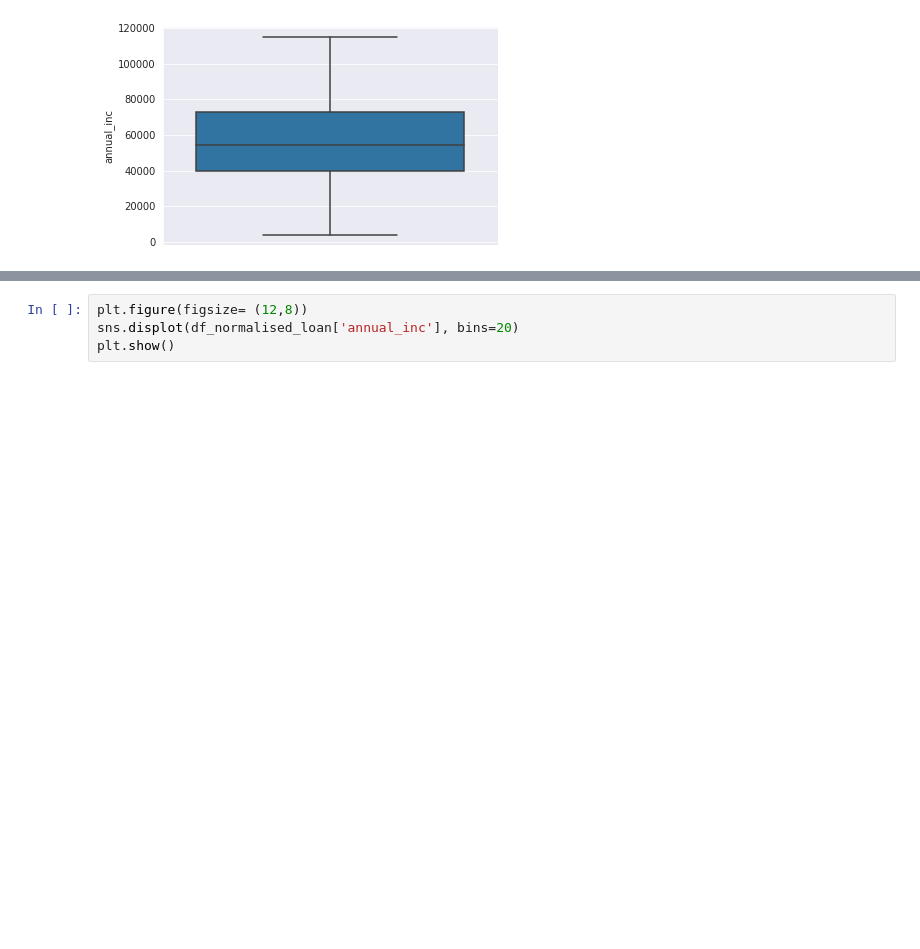
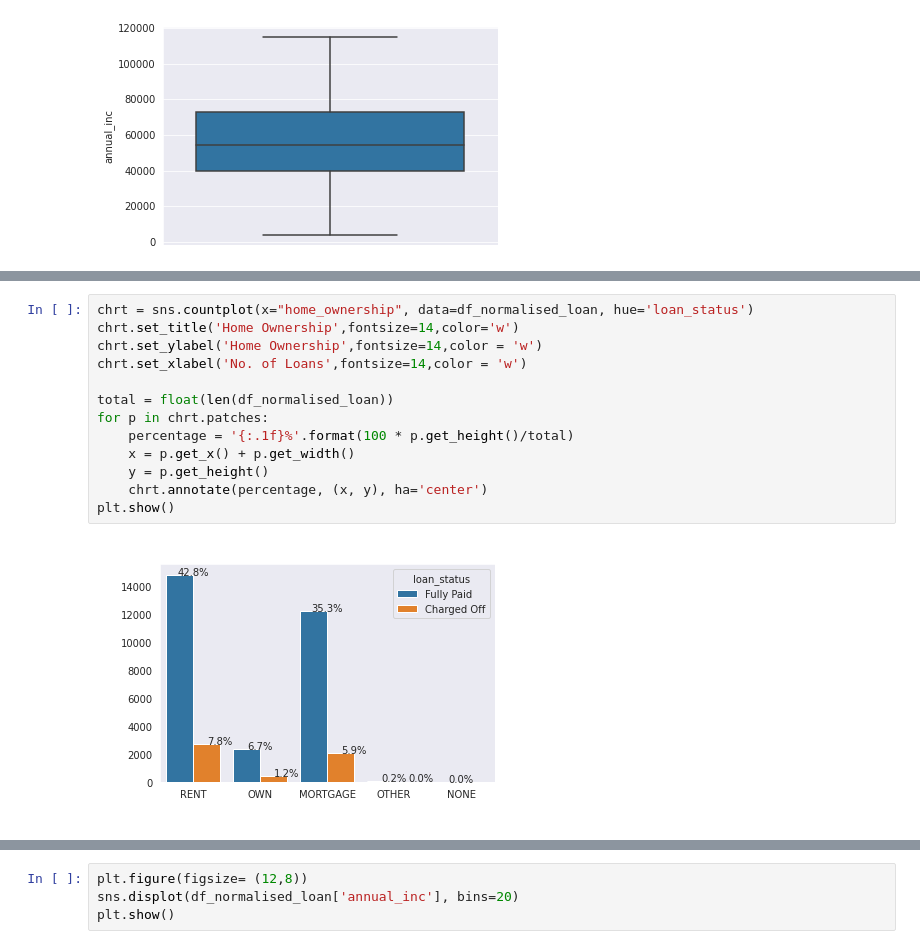
Before and after one commit to chitra-psg/lending-club, a Jupyter notebook: customer_loan_profile_analysis.ipynb, the cells around one changed output, grey strips where cells are left out. Drawn from its saved outputs; the diff is of its cells as text; blank space fills up the shorter version.

```diff
--- a/customer_loan_profile_analysis.ipynb
+++ b/customer_loan_profile_analysis.ipynb
@@ -259,0 +299,15 @@ sns.boxplot( y="annual_inc",
+# %%
+chrt = sns.countplot(x="home_ownership", data=df_normalised_loan, hue='loan_status')
+chrt.set_title('Home Ownership',fontsize=14,color='w')
+chrt.set_ylabel('Home Ownership',fontsize=14,color = 'w')
+chrt.set_xlabel('No. of Loans',fontsize=14,color = 'w')
+
+total = float(len(df_normalised_loan))
+for p in chrt.patches:
+    percentage = '{:.1f}%'.format(100 * p.get_height()/total)
+    x = p.get_x() + p.get_width()
+    y = p.get_height()
+    chrt.annotate(percentage, (x, y), ha='center')
+plt.show()
+# %% [output]
+[figure, added]
```
Also changed, not shown: parts of 10 cells of this notebook.
